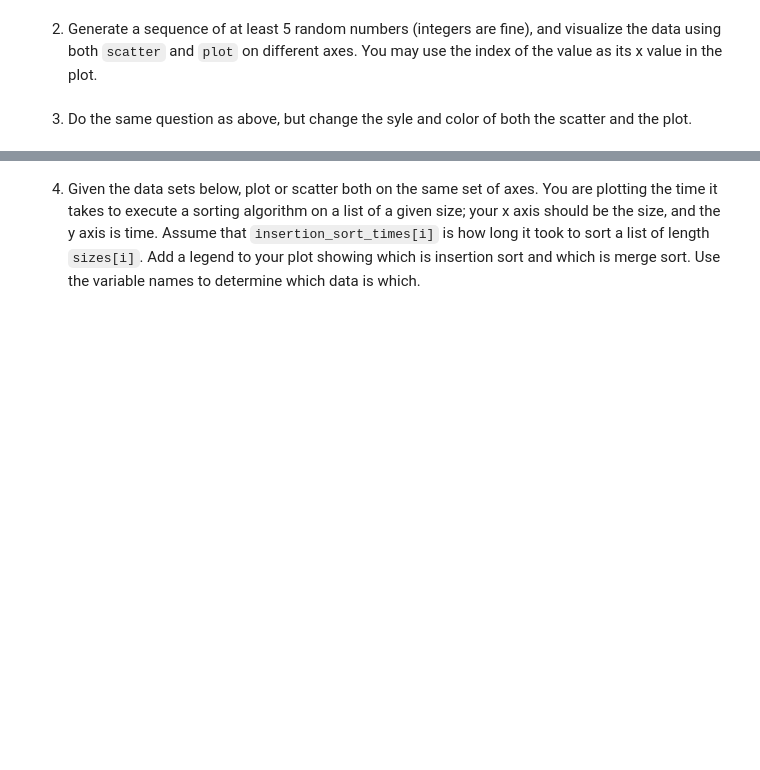
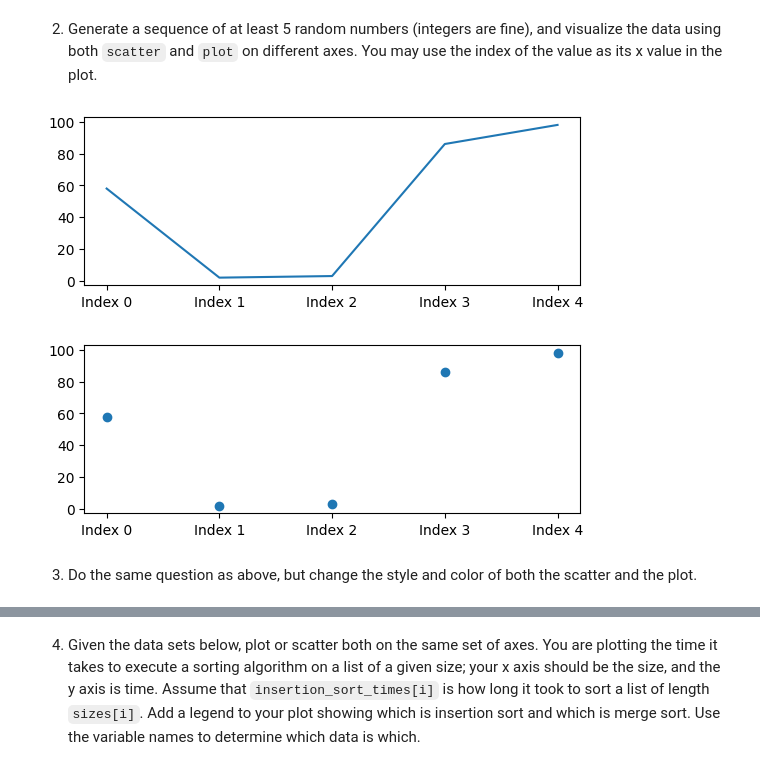
Before and after one commit to LuciMcD/wmnlp-materials-pyplotMod3, a Jupyter notebook: pyplot.ipynb, the cells around one changed output, grey strips where cells are left out. Drawn from its saved outputs; the diff is of its cells as text; code cells hidden in the pictures; blank space fills up the shorter version.

```diff
--- a/pyplot.ipynb
+++ b/pyplot.ipynb
@@ -61,4 +70,21 @@ yfinance           0.2.26
 # %% [markdown]
 2. Generate a sequence of at least 5 random numbers (integers are fine), and visualize the data using both `scatter` and `plot` on different axes.  You may use the index of the value as its x value in the plot.
+# %%
+values = [randint(1,100)  for _ in range(5)]
+
+plt.figure(1)
+plt.subplot(211)
+plt.plot(values)
+plt.xticks(range(len(values)), [f"Index {i}" for i in range(len(values))])
+plt.show()
+
+plt.figure(2)
+plt.subplot(212)
+plt.scatter(range(len(values)), values)
+plt.xticks(range(len(values)), [f"Index {i}" for i in range(len(values))])
+plt.show()
+# %% [output]
+[figure, added]
+[figure, added]
 # %% [markdown]
-3. Do the same question as above, but change the syle and color of both the scatter and the plot.
+3. Do the same question as above, but change the style and color of both the scatter and the plot.
```
Also changed, not shown: parts of 4 cells of this notebook.
